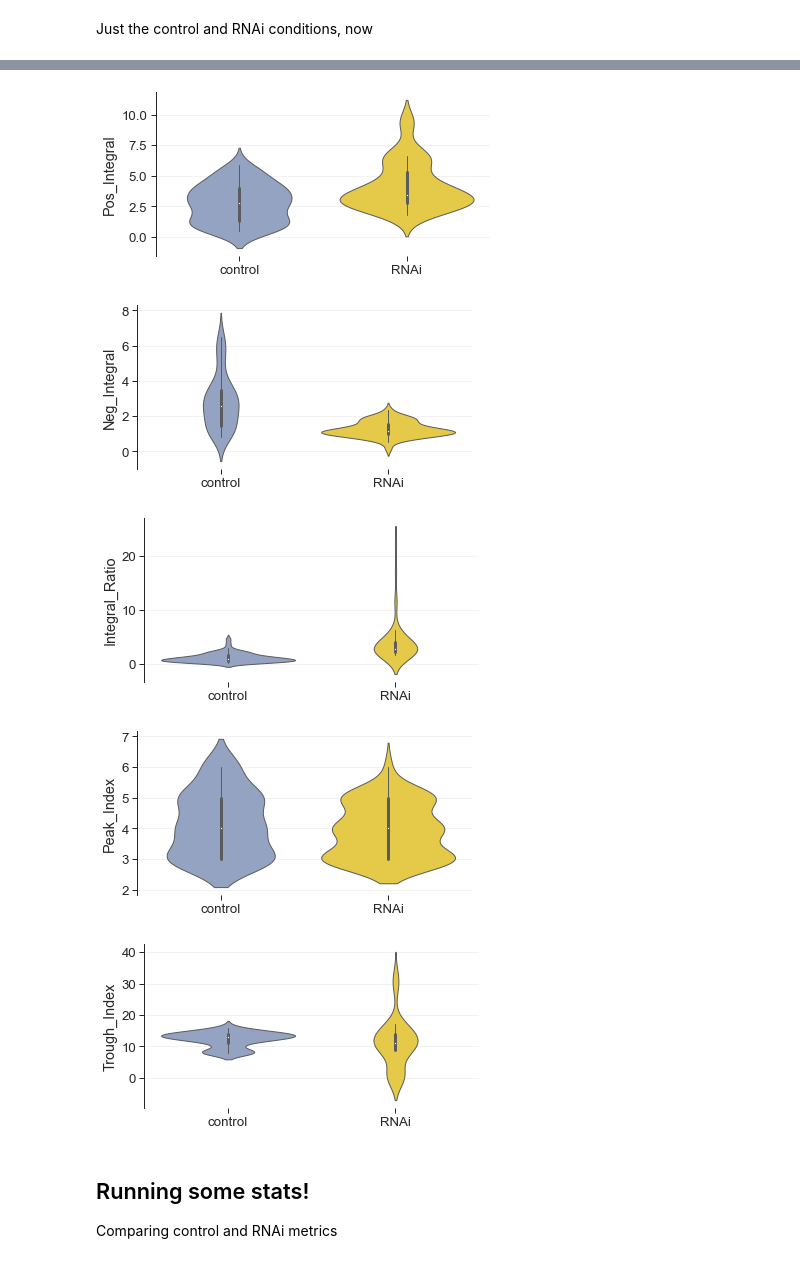
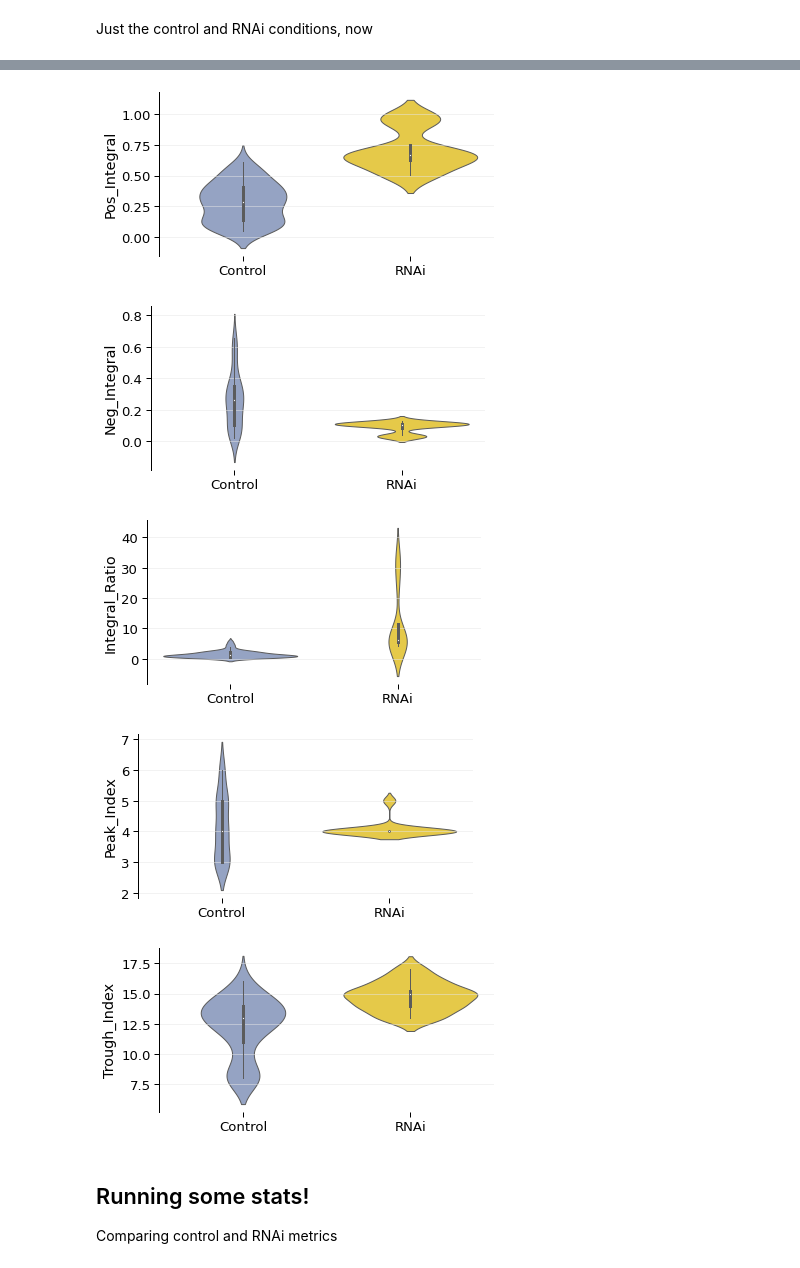
Before and after one commit to Biofall/two_photon_analysis, a Jupyter notebook: notebooks/detailed_response_analysis.ipynb, the cells around one changed output, grey strips where cells are left out. Saved outputs shown, nothing was run; the diff lists cells and outputs as text; code cells hidden in the pictures.

```diff
--- a/notebooks/detailed_response_analysis.ipynb
+++ b/notebooks/detailed_response_analysis.ipynb
@@ -46,4 +43,4 @@ save_directory2 = "/Volumes/ABK2TBData/lab_repo/analysis/outputs/flash_w_opto_st
 
 Path(save_directory).mkdir(exist_ok=True)
 
-exp_control_rnai_advanced_by_roi = pd.read_pickle(save_directory2 + 'exp_control_rnai_advanced_by_roi_v6.pkl') # exp_control_rnai_advanced_by_roi_v2 exp_control_rnai_advanced_by_roi
+exp_control_rnai_advanced_by_roi = pd.read_pickle(save_directory2 + 'exp_control_rnai_advanced_by_roi_v13.pkl') # exp_control_rnai_advanced_by_roi_v2 exp_control_rnai_advanced_by_roi
@@ -116,7 +118,7 @@ for dv in dv_set:
 # %% [markdown]
 Getting just the control and rnai conditions into a df
 # %%
-prox_win0_con = prox_win0_df.loc[(prox_win0_df['Type'] == 'control')]
+prox_win0_con = prox_win0_df.loc[(prox_win0_df['Type'] == 'Control')]
 prox_win0_rnai = prox_win0_df.loc[(prox_win0_df['Type'] == 'RNAi')]
 # concatenate the two df
 prox_win0_con_rnai = pd.concat([prox_win0_con, prox_win0_rnai])
@@ -138,7 +140,7 @@ prox_win0_con_rnai
 # %% [markdown]
 Just the control and RNAi conditions, now
 # %%
-save_fig = True
+save_fig = False
 
 cmap = plt.get_cmap('Set2') # also 'cool' 'winter' 'PRGn' 'Pastel1' 'YlGnBu' 'twilight'
 colors = [cmap(i) for i in np.linspace(0, 1.0, 8)]
@@ -167,8 +169,8 @@ for dv in dv_set:
-[figure, old version]
+[figure, new version]
-[figure, old version]
+[figure, new version]
-[figure, old version]
+[figure, new version]
-[figure, old version]
+[figure, new version]
-[figure, old version]
+[figure, new version]
 # %% [markdown]
 ## Running some stats!
 
```
Also changed, not shown: parts of 9 cells of this notebook, 1 other file.
